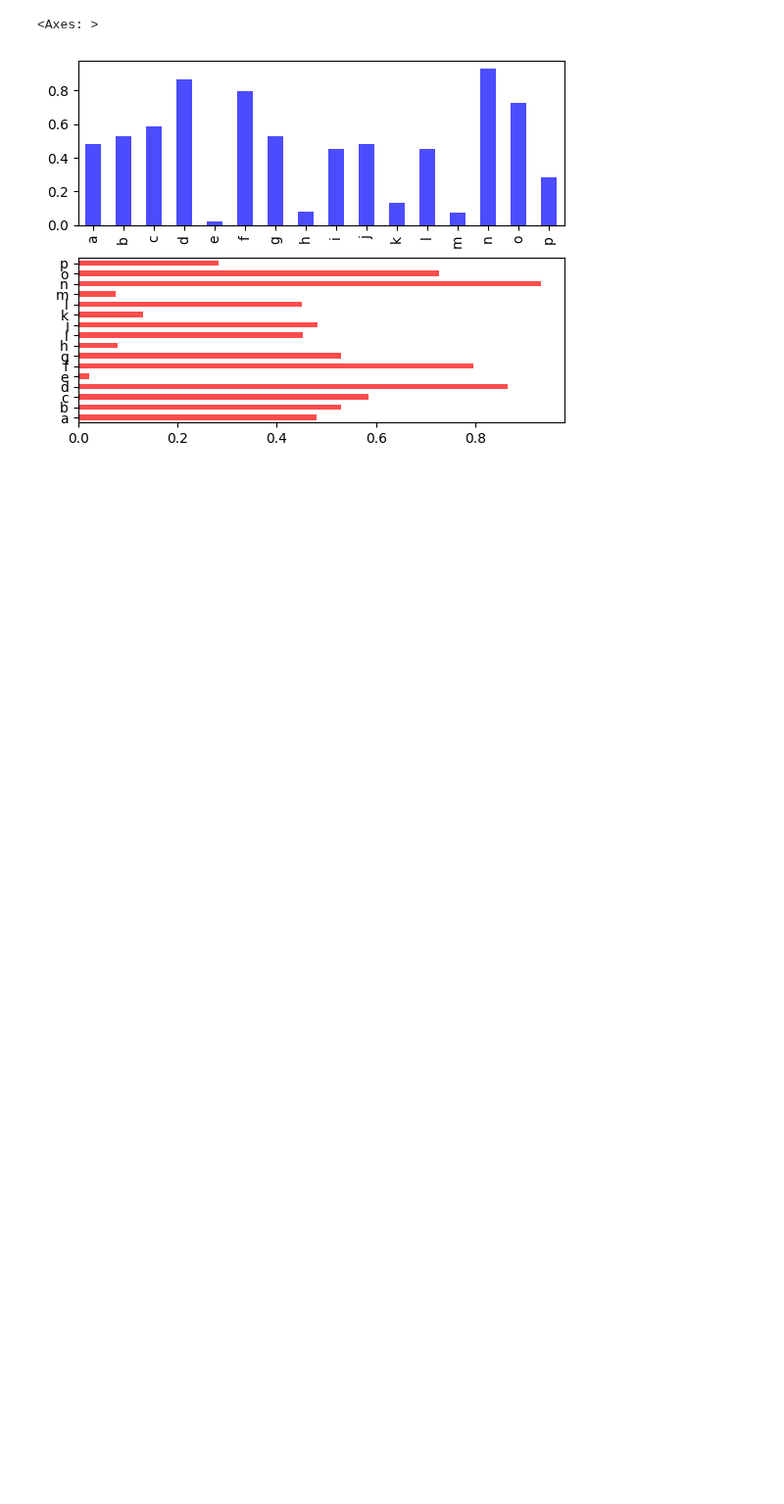
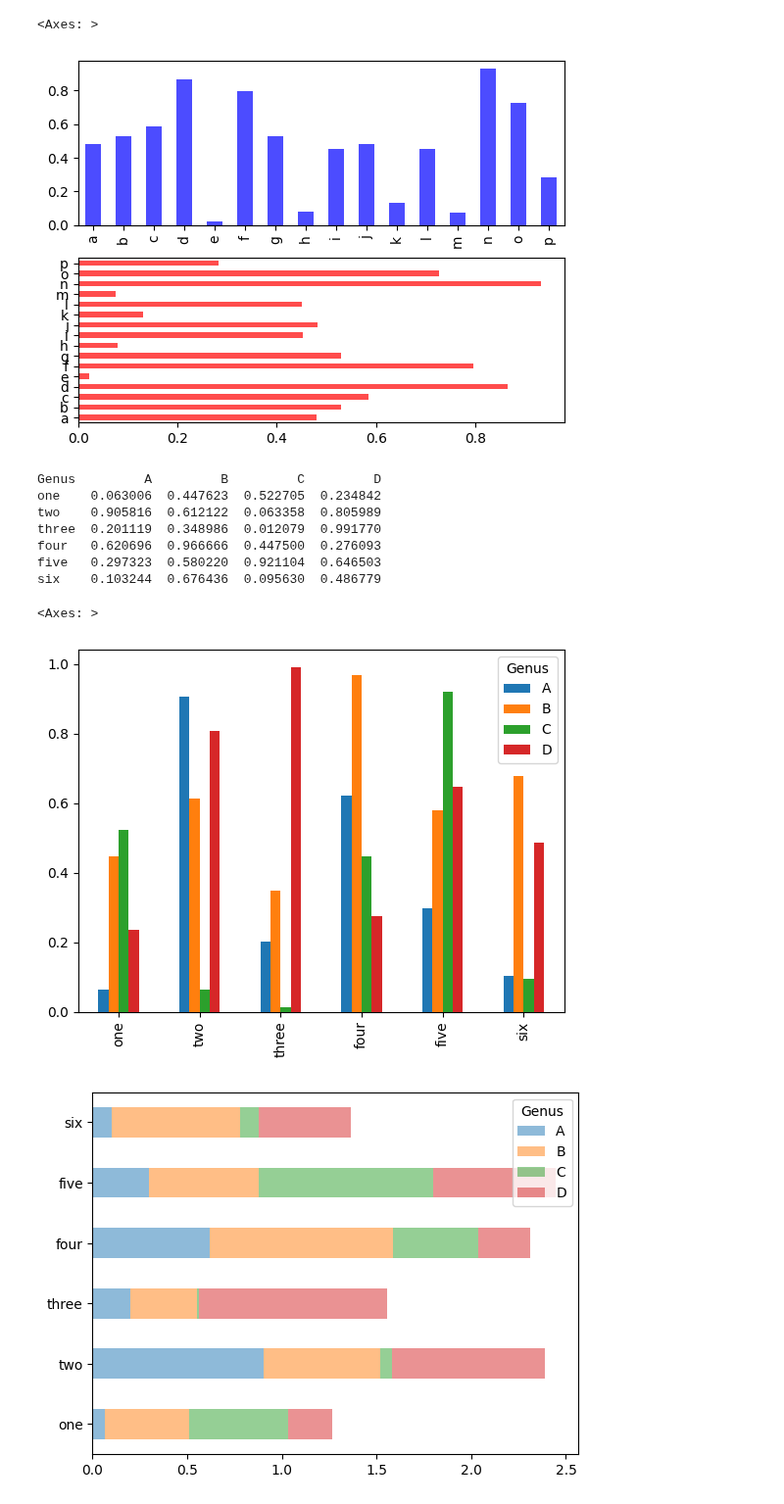
Before and after one commit to Ghenghis/JUPYTER_NOTEBOOKS, a Jupyter notebook: X_TEST_Z.ipynb, the cells around one changed output. Shown at 98% size. Drawn from its saved outputs; the diff is of its cells as text; code cells hidden in the pictures; blank space fills up the shorter version.

```diff
--- a/X_TEST_Z.ipynb
+++ b/X_TEST_Z.ipynb
@@ -92,3 +91,23 @@ data.plot.barh(ax=axes[1], color="red", alpha=0.7)
 # %% [output]
 <Axes: >
 [figure]
+# %%
+import pandas as pd
+
+df = pd.DataFrame(np.random.uniform(size=(6, 4)), index=["one", "two", "three", "four", "five", "six"], columns=pd.Index(["A", "B", "C", "D"], name="Genus"))
+
+print(df)
+
+df.plot.bar()
+df.plot.barh(stacked=True, alpha=0.5)
+# %% [output]
+Genus         A         B         C         D
+one    0.063006  0.447623  0.522705  0.234842
+two    0.905816  0.612122  0.063358  0.805989
+three  0.201119  0.348986  0.012079  0.991770
+four   0.620696  0.966666  0.447500  0.276093
+five   0.297323  0.580220  0.921104  0.646503
+six    0.103244  0.676436  0.095630  0.486779
+<Axes: >
+[figure, added]
+[figure, added]
```
Also changed, not shown: parts of 1 cell of this notebook.
